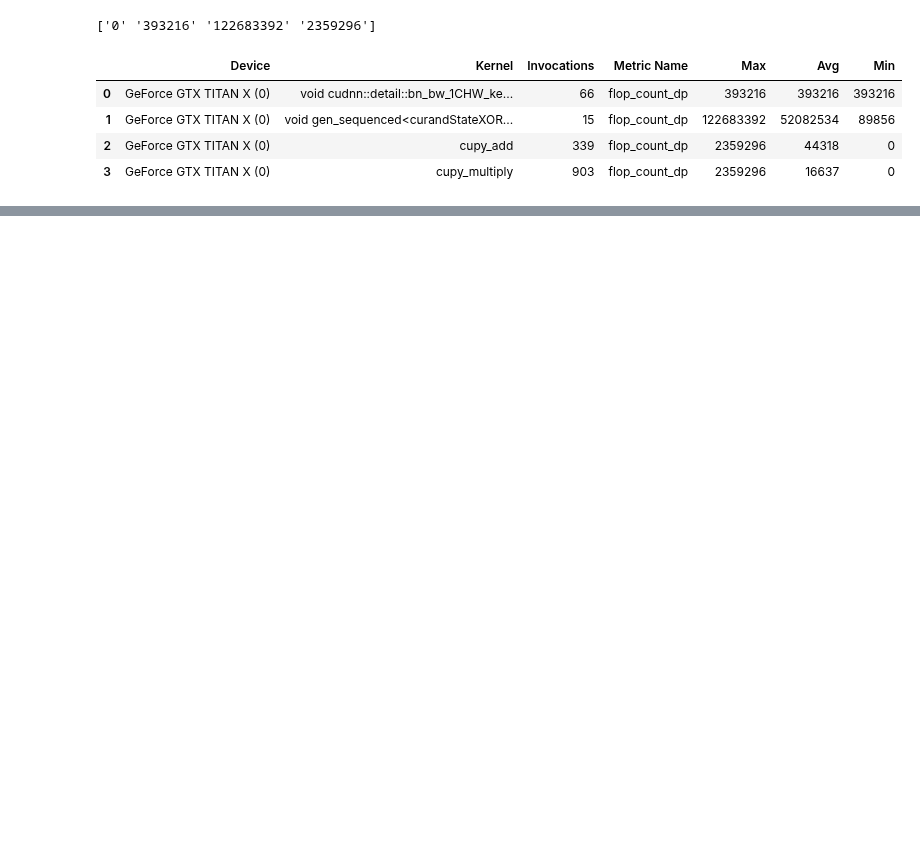
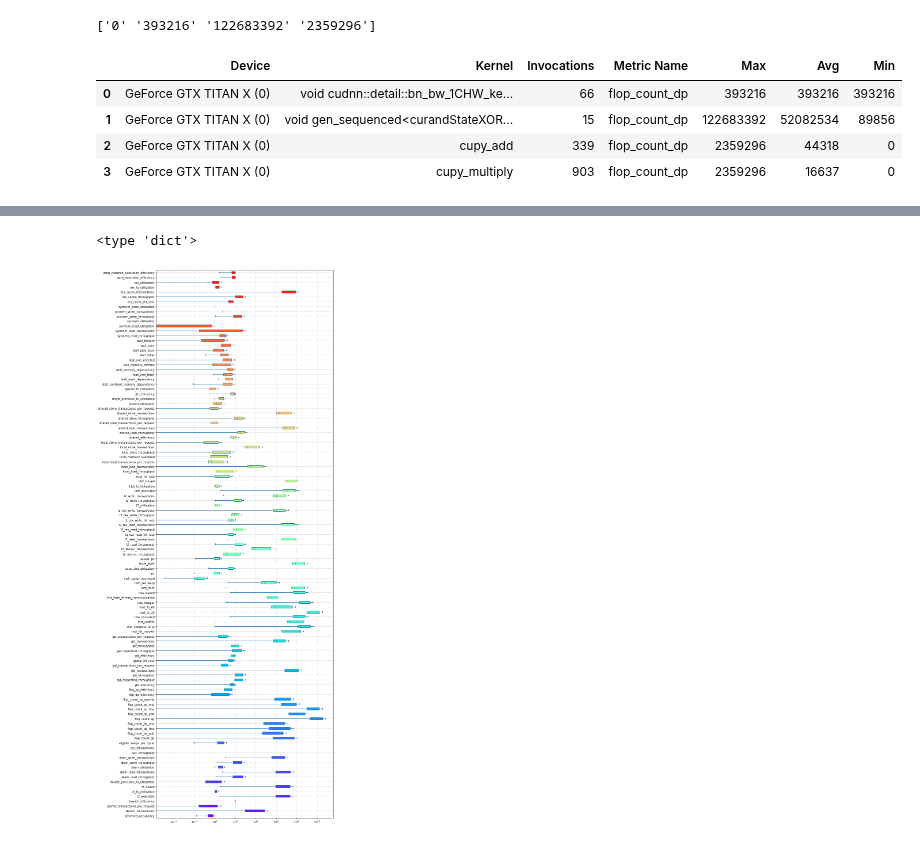
Before and after one commit to pyotr777/mlbenchmarks, a Jupyter notebook: Chainer/cifar_DLserv_nvprof_768_all_metrics.ipynb, the cells around one changed output, grey strips where cells are left out. Cells and saved outputs as stored; diff of their text form; code cells hidden in the pictures; blank space fills up the shorter version.

Commit message:
Analyse all nvprof metrics of Chainer CIFAR sample.

```diff
--- a/Chainer/cifar_DLserv_nvprof_768_all_metrics.ipynb
+++ b/Chainer/cifar_DLserv_nvprof_768_all_metrics.ipynb
@@ -41,0 +59,15 @@ dp_count[["Device","Kernel","Invocations","Metric Name","Max","Avg","Min"]]
+# %%
+pat = re.compile("[0-9\.]+")
+# Extract float number from a string
+def parseFloat(s):
+    global pat
+    if type(s) is not str:
+        return s
+    f = pat.search(s)
+    if f is not None:
+        d = float(f.group())
+        return d
+    return None
+# %%
+DF[["Max","Avg","Min"]] = DF[["Max","Avg","Min"]].applymap(parseFloat)
+DF.dtypes
@@ -41,0 +106,3 @@ dp_count[["Device","Kernel","Invocations","Metric Name","Max","Avg","Min"]]
+# %%
+df_p = DF.groupby(["Metric Name"]).agg({"Min":np.min, "Max":np.max, "Avg":np.mean}).reset_index().pivot_table(columns="Metric Name",values=["Max","Avg","Min"])
+df_p
@@ -41,0 +115,22 @@ dp_count[["Device","Kernel","Invocations","Metric Name","Max","Avg","Min"]]
+# %%
+def getColorList(cmap,n):
+    cmap = cm.get_cmap(cmap, n)
+    colors = []
+    for i in range(cmap.N):
+        c = matplotlib.colors.to_hex(cmap(i),keep_alpha=True)
+        colors.append(c)
+    return colors
+# %%
+plt.rcParams['figure.figsize'] = 11,35
+colors = getColorList("rainbow",114)
+fig,ax = plt.subplots()
+box = df_p.boxplot(vert=False,return_type="dict",patch_artist=True)
+print type(box)
+for bplot in box:
+    for patch, color in zip(box['boxes'], colors):
+        patch.set_facecolor(color)
+ax.grid(ls=":")
+ax.set_xscale("log")
+# %% [output]
+<type 'dict'>
+[figure, added]
```
Also changed, not shown: parts of 7 cells of this notebook, 2 other files.
